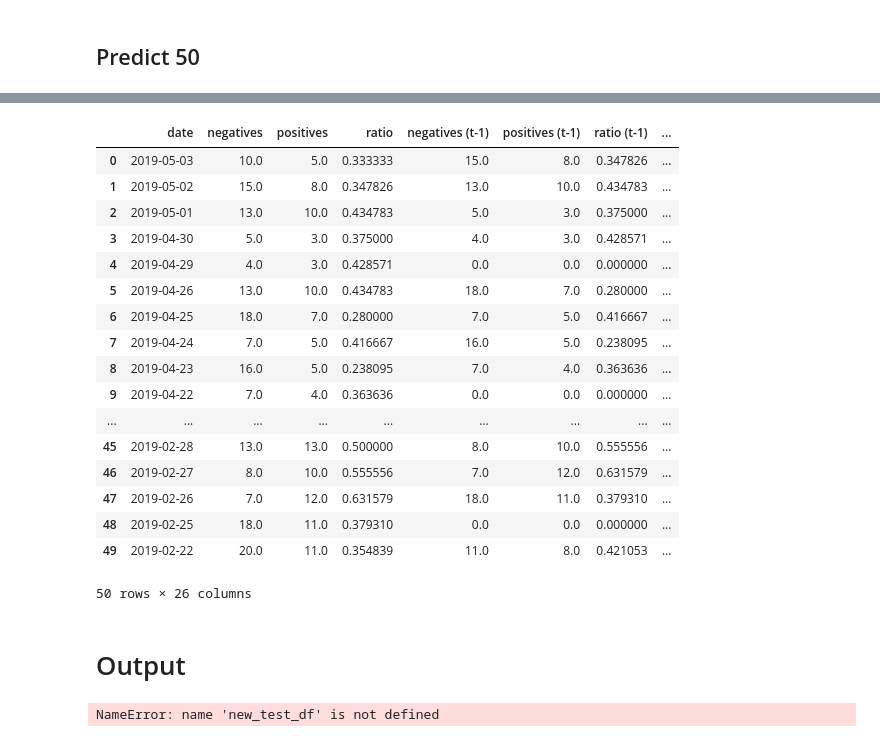
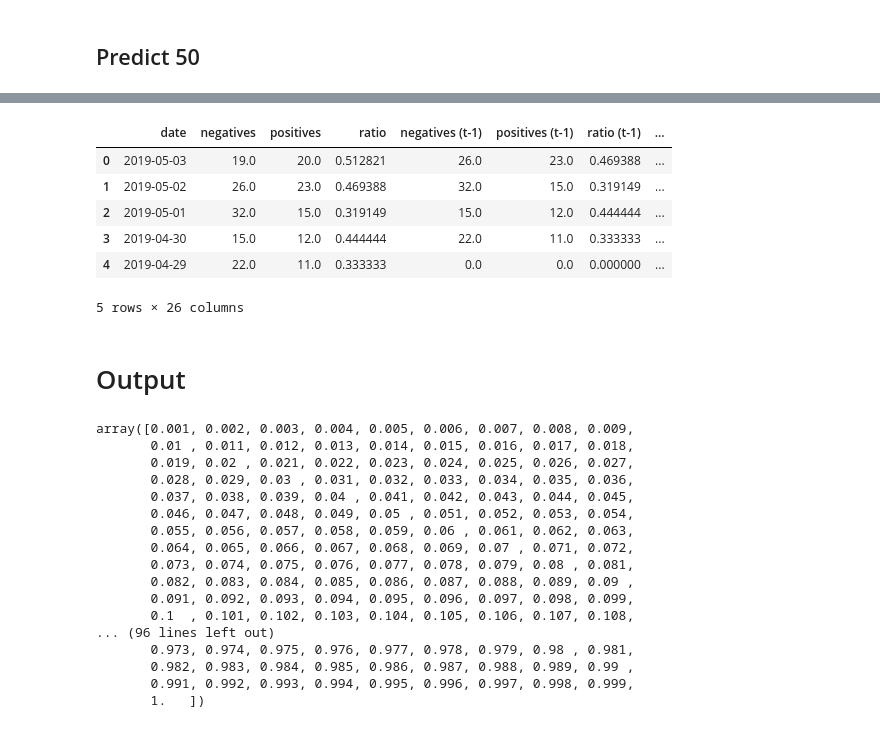
Before and after one commit to falkenovergaard/TA_Exam, a Jupyter notebook: ML_Classification.ipynb, the cells around one changed output, grey strips where cells are left out. Saved outputs shown, nothing was run; the diff lists cells and outputs as text; code cells hidden in the pictures.

Commit message:
labeled all

```diff
--- a/ML_Classification.ipynb
+++ b/ML_Classification.ipynb
@@ -106,10 +112,9 @@ from sklearn.ensemble import RandomForestClassifier
 from sklearn.metrics import accuracy_score
 
 clfs = []
-#clfs.append(LogisticRegression(solver='lbfgs',C=0.5570175438596491))
-clfs.append(SVC())
+clfs.append(LogisticRegression(solver='lbfgs'))
+#clfs.append(SVC())
 #C=0.03,gamma=0.001,kernel='linear'
-#clfs.append(GaussianNB())
 #clfs.append(KNeighborsClassifier())
 #clfs.append(RandomForestClassifier(n_estimators=20))
 
@@ -137,6 +142,6 @@ train_score  mean  0.821631541558134
 # %%
 from sklearn.model_selection import GridSearchCV
-pipeline.set_params(clf = SVC())
+pipeline.set_params(clf = LogisticRegression())
 pipeline.steps
 # %% [output]
 [('normalizer', StandardScaler(copy=True, with_mean=True, with_std=True)),
@@ -147,10 +153,10 @@ pipeline.steps
 # %%
 cv_grid = GridSearchCV(pipeline, param_grid = {
-    #'clf__solver' : ['lbfgs','newton-cg'],
-    'clf__kernel' : ['linear', 'rbf'],
+    'clf__solver' : ['lbfgs','newton-cg'],
+    #'clf__kernel' : ['linear', 'rbf'],
     #'clf__C' : np.linspace(0.1,1.2,12),
-    'clf__C' : np.linspace(0.01,1.0,100),
-    'clf__gamma' : [0.001, 0.01, 0.1, 1,'auto_deprecated']
+    'clf__C' : np.linspace(0.001,1,1000),
+    #'clf__gamma' : [0.001, 0.01, 0.1, 1,'auto_deprecated']
 },cv=3)
 
 #solver='lbfgs'
@@ -193,14 +199,18 @@ Accuracy of the best classifier after CV is 39.65517%
 ## Predict 50
 # %%
 from sklearn.linear_model import LogisticRegression
+from sklearn.svm import SVC
 from sklearn.metrics import accuracy_score, f1_score, confusion_matrix
 
+#clf = LogisticRegression(solver='lbfgs',C=0.006)
 
-lr = LogisticRegression(solver='lbfgs',C=0.472, random_state = 1)
-lr.fit(X_train, y_train)
+#clf = SVC(C=0.02,gamma=0.001,kernel='linear')
 
-y_pred = lr.predict(X_test)
+clf.fit(X_train, y_train)
+
+y_pred = clf.predict(X_test)
+
 print(y_pred)
-list_pred = list(zip(X_test, y_pred))
-#print(list_[0])
+
+f1_score(y_test, y_pred)
 # %% [output]
@@ -219,34 +230,41 @@ test.head()
 # %%
 df_done = test.drop(['label'], axis=1)
 df_done['Label'] = pd.Series(y_pred)
-df_done.head(50)
+df_done.head()
 # %% [output]
 |  | date | negatives | positives | ratio | negatives (t-1) | positives (t-1) | ratio (t-1) | ... |
-| 0 | 2019-05-03 | 10.0 | 5.0 | 0.333333 | 15.0 | 8.0 | 0.347826 | ... |
-| 1 | 2019-05-02 | 15.0 | 8.0 | 0.347826 | 13.0 | 10.0 | 0.434783 | ... |
-| 2 | 2019-05-01 | 13.0 | 10.0 | 0.434783 | 5.0 | 3.0 | 0.375000 | ... |
-| 3 | 2019-04-30 | 5.0 | 3.0 | 0.375000 | 4.0 | 3.0 | 0.428571 | ... |
-| 4 | 2019-04-29 | 4.0 | 3.0 | 0.428571 | 0.0 | 0.0 | 0.000000 | ... |
-| 5 | 2019-04-26 | 13.0 | 10.0 | 0.434783 | 18.0 | 7.0 | 0.280000 | ... |
-| 6 | 2019-04-25 | 18.0 | 7.0 | 0.280000 | 7.0 | 5.0 | 0.416667 | ... |
-| 7 | 2019-04-24 | 7.0 | 5.0 | 0.416667 | 16.0 | 5.0 | 0.238095 | ... |
-| 8 | 2019-04-23 | 16.0 | 5.0 | 0.238095 | 7.0 | 4.0 | 0.363636 | ... |
-| 9 | 2019-04-22 | 7.0 | 4.0 | 0.363636 | 0.0 | 0.0 | 0.000000 | ... |
-| ... | ... | ... | ... | ... | ... | ... | ... | ... |
-| 45 | 2019-02-28 | 13.0 | 13.0 | 0.500000 | 8.0 | 10.0 | 0.555556 | ... |
-| 46 | 2019-02-27 | 8.0 | 10.0 | 0.555556 | 7.0 | 12.0 | 0.631579 | ... |
-| 47 | 2019-02-26 | 7.0 | 12.0 | 0.631579 | 18.0 | 11.0 | 0.379310 | ... |
-| 48 | 2019-02-25 | 18.0 | 11.0 | 0.379310 | 0.0 | 0.0 | 0.000000 | ... |
-| 49 | 2019-02-22 | 20.0 | 11.0 | 0.354839 | 11.0 | 8.0 | 0.421053 | ... |
+| 0 | 2019-05-03 | 19.0 | 20.0 | 0.512821 | 26.0 | 23.0 | 0.469388 | ... |
+| 1 | 2019-05-02 | 26.0 | 23.0 | 0.469388 | 32.0 | 15.0 | 0.319149 | ... |
+| 2 | 2019-05-01 | 32.0 | 15.0 | 0.319149 | 15.0 | 12.0 | 0.444444 | ... |
+| 3 | 2019-04-30 | 15.0 | 12.0 | 0.444444 | 22.0 | 11.0 | 0.333333 | ... |
+| 4 | 2019-04-29 | 22.0 | 11.0 | 0.333333 | 0.0 | 0.0 | 0.000000 | ... |
-50 rows × 26 columns
+5 rows × 26 columns
 # %% [markdown]
 # Output
 # %%
-new_test_df.to_csv('ML_Data/DJI_pos_50_labeled.csv')
+df_done.to_csv('ML_Data/TSLA_pos_50_labeled.csv')
-# %% [output]
-NameError: name 'new_test_df' is not defined
 # %%
 print(X_train.shape)
 print(X_test.shape)
 print(y_train.shape)
 print(y_test.shape)
+# %%
+np.linspace(0.001,1,1000)
+# %% [output]
+array([0.001, 0.002, 0.003, 0.004, 0.005, 0.006, 0.007, 0.008, 0.009,
+       0.01 , 0.011, 0.012, 0.013, 0.014, 0.015, 0.016, 0.017, 0.018,
+       0.019, 0.02 , 0.021, 0.022, 0.023, 0.024, 0.025, 0.026, 0.027,
+       0.028, 0.029, 0.03 , 0.031, 0.032, 0.033, 0.034, 0.035, 0.036,
+       0.037, 0.038, 0.039, 0.04 , 0.041, 0.042, 0.043, 0.044, 0.045,
+       0.046, 0.047, 0.048, 0.049, 0.05 , 0.051, 0.052, 0.053, 0.054,
+       0.055, 0.056, 0.057, 0.058, 0.059, 0.06 , 0.061, 0.062, 0.063,
+       0.064, 0.065, 0.066, 0.067, 0.068, 0.069, 0.07 , 0.071, 0.072,
+       0.073, 0.074, 0.075, 0.076, 0.077, 0.078, 0.079, 0.08 , 0.081,
+       0.082, 0.083, 0.084, 0.085, 0.086, 0.087, 0.088, 0.089, 0.09 ,
+       0.091, 0.092, 0.093, 0.094, 0.095, 0.096, 0.097, 0.098, 0.099,
+       0.1  , 0.101, 0.102, 0.103, 0.104, 0.105, 0.106, 0.107, 0.108,
+... (96 lines left out)
+       0.973, 0.974, 0.975, 0.976, 0.977, 0.978, 0.979, 0.98 , 0.981,
+       0.982, 0.983, 0.984, 0.985, 0.986, 0.987, 0.988, 0.989, 0.99 ,
+       0.991, 0.992, 0.993, 0.994, 0.995, 0.996, 0.997, 0.998, 0.999,
+       1.   ])
```
Also changed, not shown: parts of 15 cells of this notebook, 8 other files.
